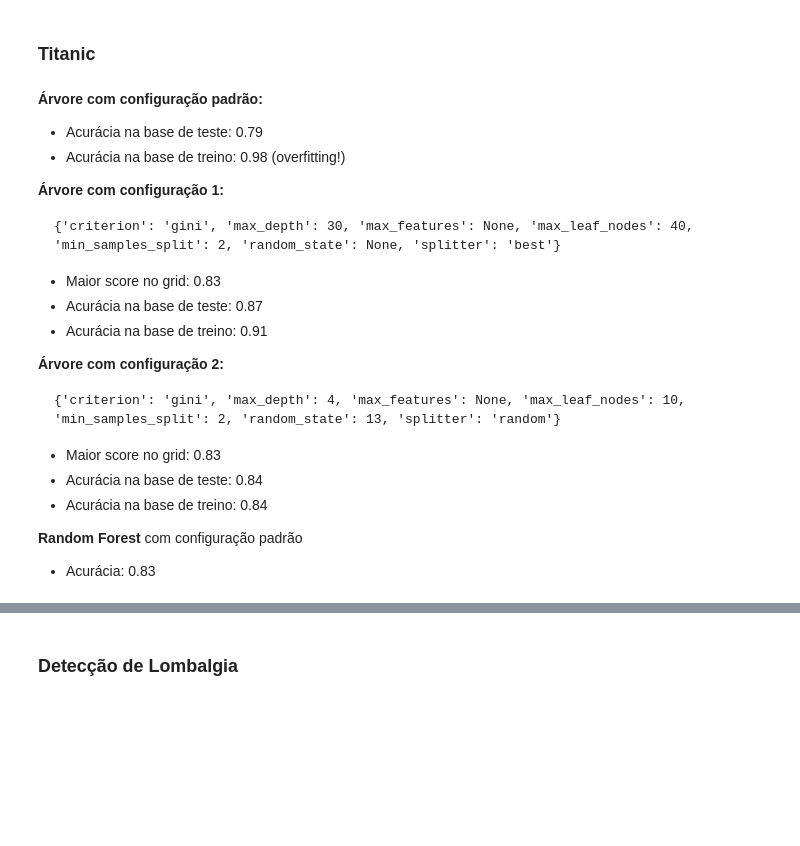
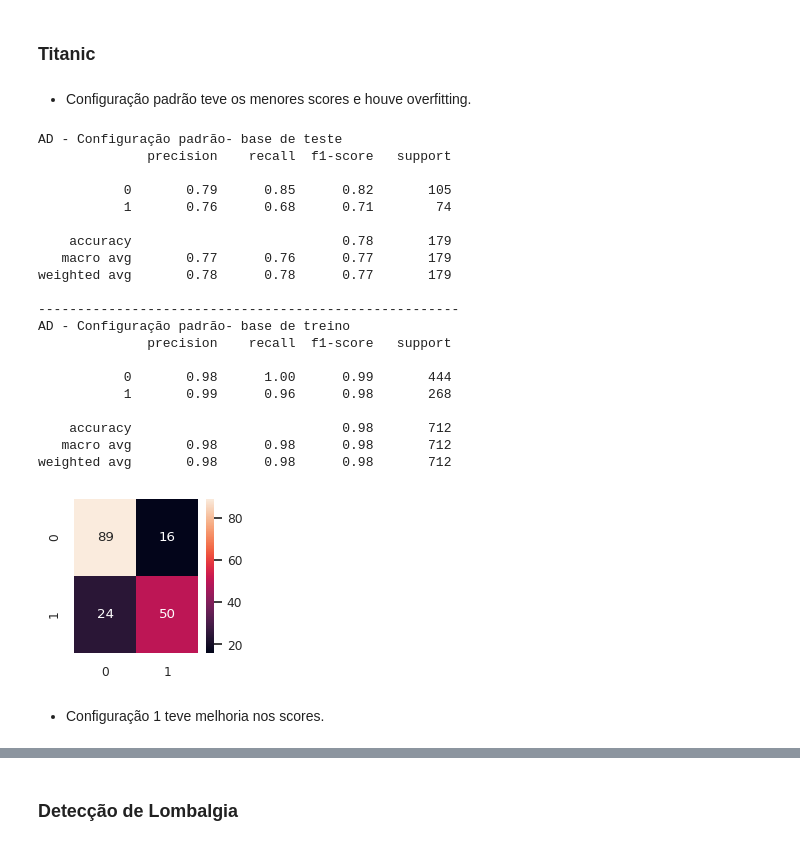
Before and after one commit to aliceoq/titanic-decision-tree, a Jupyter notebook: Mini_projeto_AD.ipynb, the cells around one changed output, grey strips where cells are left out. Saved outputs shown, nothing was run; the diff lists cells and outputs as text; code cells hidden in the pictures; blank space fills up the shorter version.

````diff
--- a/Mini_projeto_AD.ipynb
+++ b/Mini_projeto_AD.ipynb
@@ -551,6 +484,16 @@ weighted avg       0.85      0.84      0.83       712
 ## 🎲 **Utilizando Random Forests**
 
 Aplicando o RandomForestClassifier com a configuração default no problema Titanic.
+# %%
+parameters3 = {
+    'criterion': ["gini", "entropy", "log_loss"],
+    'n_estimators': [10, 50, 100], # Novo
+    'max_depth': [2, 4, 6],
+    'max_features': ["sqrt", "log2", None],
+    'min_samples_split': [2, 4, 8],
+    'max_leaf_nodes': [4, 7, 10],
+    'random_state': [13]
+}
 # %%
-classifier4 = RandomForestClassifier()
-classifier4.fit(titanic_x_train, titanic_y_train)
+grid3 = GridSearchCV(estimator = RandomForestClassifier(), param_grid = parameters3)
+grid3.fit(titanic_x_train, titanic_y_train)
@@ -557,2 +506,11 @@ classifier4.fit(titanic_x_train, titanic_y_train)
+# %%
+classifier4 = RandomForestClassifier(criterion=grid3.best_params_['criterion'],
+                                    max_depth=grid3.best_params_['max_depth'],
+                                    max_features=grid3.best_params_['max_features'],
+                                    max_leaf_nodes=grid3.best_params_['max_leaf_nodes'],
+                                    min_samples_split=grid3.best_params_['min_samples_split'],
+                                    random_state=grid3.best_params_['random_state'],
+                                    n_estimators=grid3.best_params_['n_estimators'])
+classifier4.fit(titanic_x_train, titanic_y_train)
 # %%
 titanic_y_pred = classifier4.predict(titanic_x_test)
@@ -606,31 +563,31 @@ weighted avg       0.81      0.80      0.80        93
 ## ✏️ **Conclusão**
 # %% [markdown]
 ### **Titanic**
-# %% [markdown]
-**Árvore com configuração padrão:**
-  - Acurácia na base de teste: 0.79
-  - Acurácia na base de treino: 0.98 (overfitting!)
-
-**Árvore com configuração 1:**
-
-```
-{'criterion': 'gini', 'max_depth': 30, 'max_features': None, 'max_leaf_nodes': 40, 'min_samples_split': 2, 'random_state': None, 'splitter': 'best'}
-```
-
-  - Maior score no grid: 0.83
-  - Acurácia na base de teste: 0.87
-  - Acurácia na base de treino: 0.91
-
-**Árvore com configuração 2:**
-
-```
-{'criterion': 'gini', 'max_depth': 4, 'max_features': None, 'max_leaf_nodes': 10, 'min_samples_split': 2, 'random_state': 13, 'splitter': 'random'}
-```
-
-  - Maior score no grid: 0.83
-  - Acurácia na base de teste: 0.84
-  - Acurácia na base de treino: 0.84
-
-**Random Forest** com configuração padrão
-
-  - Acurácia: 0.83
+# %% [markdown]
+- Configuração padrão teve os menores scores e houve overfitting.
+# %%
+predict_and_report("AD - Configuração padrão", classifier1, titanic_x_test, titanic_y_test, titanic_y_train, titanic_x_train)
+# %% [output]
+AD - Configuração padrão- base de teste
+              precision    recall  f1-score   support
+
+           0       0.79      0.85      0.82       105
+           1       0.76      0.68      0.71        74
+
+    accuracy                           0.78       179
+   macro avg       0.77      0.76      0.77       179
+weighted avg       0.78      0.78      0.77       179
+
+------------------------------------------------------
+AD - Configuração padrão- base de treino
+              precision    recall  f1-score   support
+
+           0       0.98      1.00      0.99       444
+           1       0.99      0.96      0.98       268
+
+    accuracy                           0.98       712
+   macro avg       0.98      0.98      0.98       712
+weighted avg       0.98      0.98      0.98       712
+[figure, added]
+# %% [markdown]
+- Configuração 1 teve melhoria nos scores.
````
Also changed, not shown: parts of 46 cells of this notebook, 1 other file.
